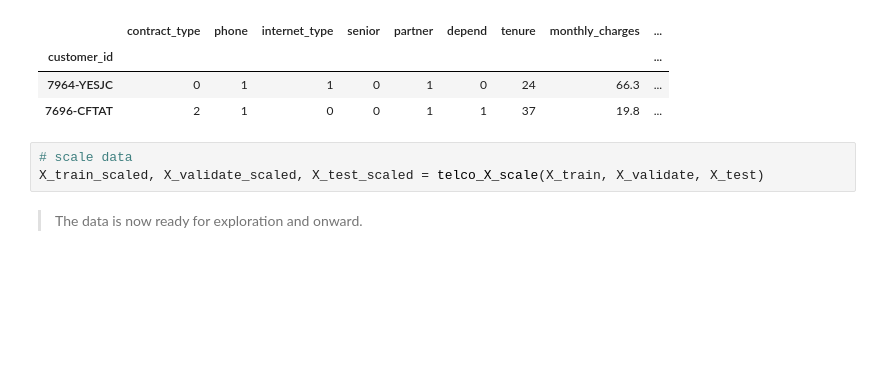
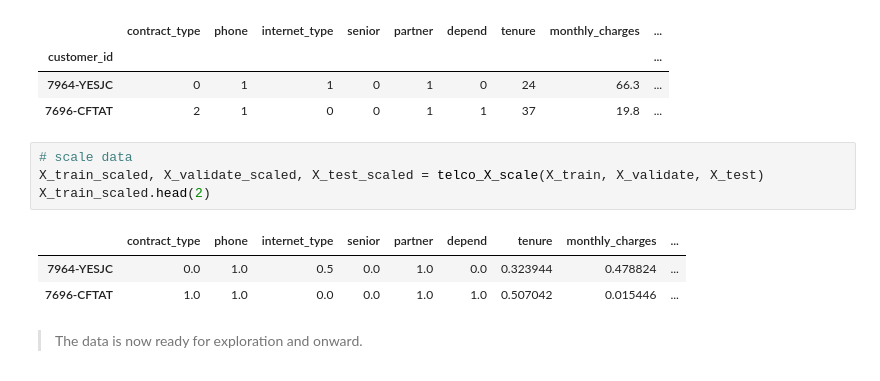
Before and after one commit to KwameTaylor/regression-exercises, a Jupyter notebook: model.ipynb, the cells around one changed output. Cells and saved outputs as stored; diff of their text form; blank space fills up the shorter version.

Commit message:
scale data

```diff
--- a/model.ipynb
+++ b/model.ipynb
@@ -107,6 +107,11 @@ X_train.head(2)
 # %%
 # scale data
 X_train_scaled, X_validate_scaled, X_test_scaled = telco_X_scale(X_train, X_validate, X_test)
+X_train_scaled.head(2)
+# %% [output]
+|  | contract_type | phone | internet_type | senior | partner | depend | tenure | monthly_charges | ... |
+| 7964-YESJC | 0.0 | 1.0 | 0.5 | 0.0 | 1.0 | 0.0 | 0.323944 | 0.478824 | ... |
+| 7696-CFTAT | 1.0 | 1.0 | 0.0 | 0.0 | 1.0 | 1.0 | 0.507042 | 0.015446 | ... |
 # %% [markdown]
 > The data is now ready for exploration and onward.
 # %% [markdown]
```
Also changed, not shown: parts of 3 cells of this notebook, 1 other file.
